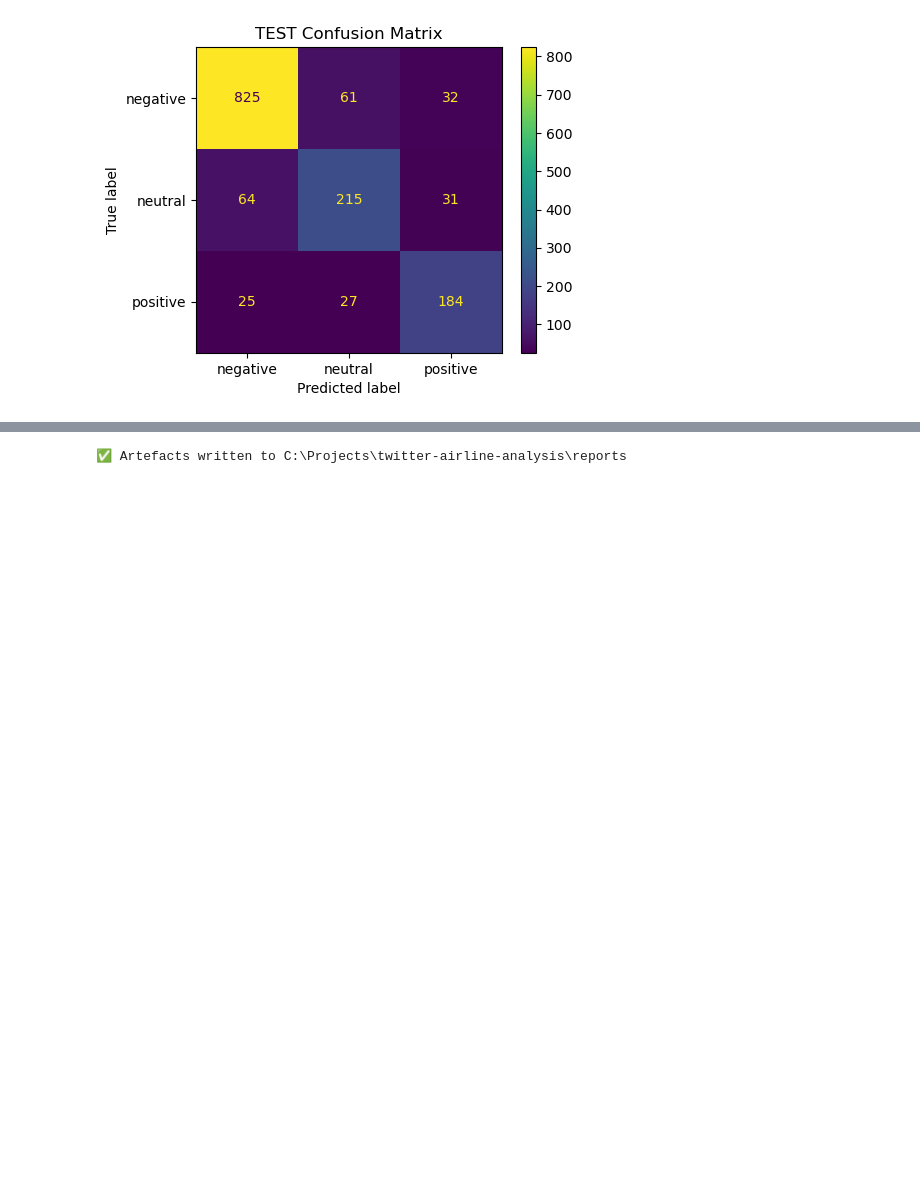
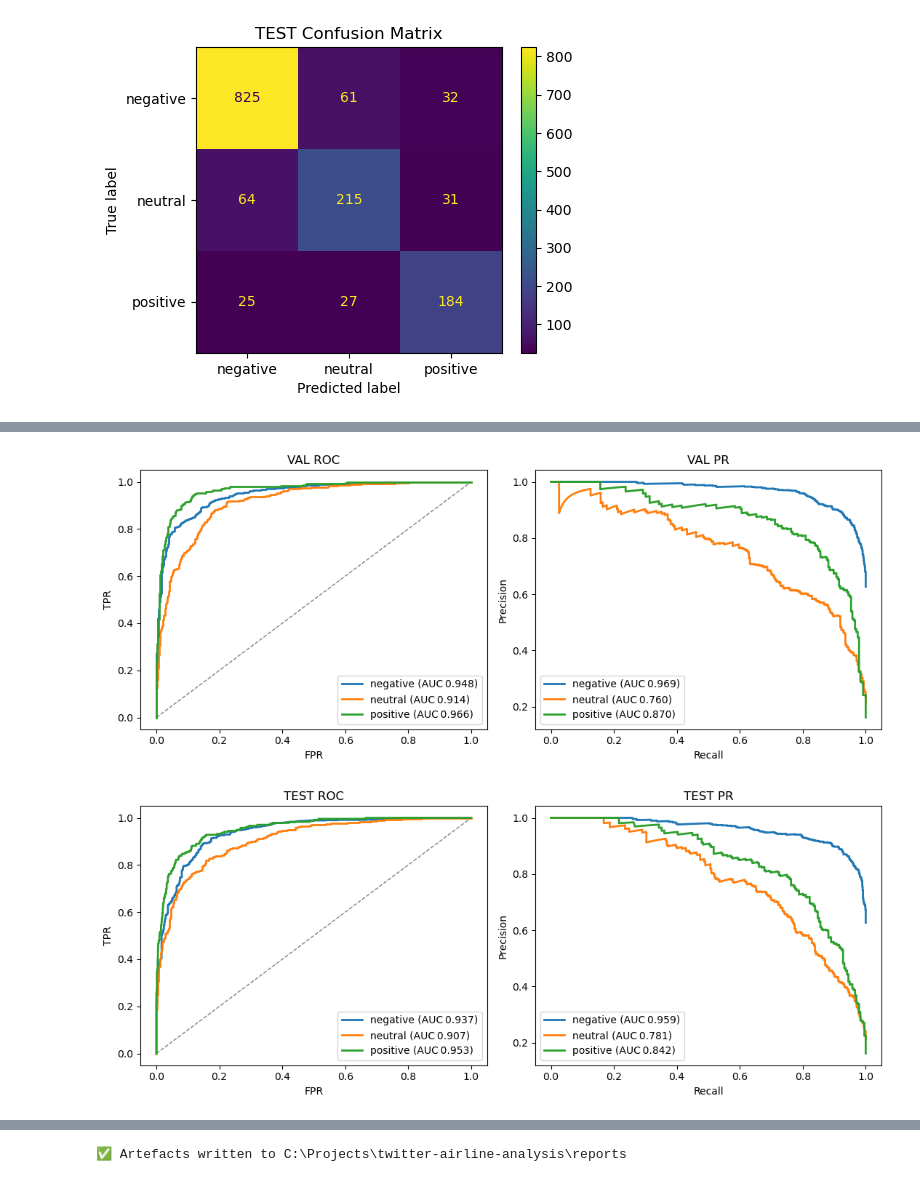
Before and after one commit to justin-castillo/twitter-airline-analysis, a Jupyter notebook: notebooks/06_evaluate_interpret.ipynb, the cells around one changed output, grey strips where cells are left out. Saved outputs shown, nothing was run; the diff lists cells and outputs as text; code cells hidden in the pictures; blank space fills up the shorter version.

```diff
--- a/notebooks/06_evaluate_interpret.ipynb
+++ b/notebooks/06_evaluate_interpret.ipynb
@@ -154,0 +214,42 @@ for split, y_true_ids, y_pred_ids in [
+# %%
+# %% 1 Per‑class ROC & PR Curves  (robust to lists) ───────────────────────────
+import numpy as np
+import matplotlib.pyplot as plt
+from sklearn.metrics import roc_curve, auc, precision_recall_curve
+
+def _plot_roc_pr(y_true, y_prob, split: str):
+    """Plot one‑vs‑rest ROC & PR curves for each class."""
+    y_true = np.asarray(y_true)
+    y_prob = np.asarray(y_prob)
+
+    n_labels        = y_prob.shape[1]
+    fig, axes       = plt.subplots(1, 2, figsize=(11, 4.5))
+    axes[0].plot([0, 1], [0, 1], '--', color='grey', lw=1)  # chance line
+
+    for cls in range(n_labels):
+        # binarise ground truth: 1 if this class else 0
+        y_true_bin = (y_true == cls).astype(int)
+
+        # ROC
+        fpr, tpr, _ = roc_curve(y_true_bin, y_prob[:, cls])
+        roc_auc     = auc(fpr, tpr)
+        axes[0].plot(fpr, tpr, lw=2,
+                     label=f'{label_map[cls]} (AUC {roc_auc:.3f})')
+
+        # PR
+        prec, rec, _ = precision_recall_curve(y_true_bin, y_prob[:, cls])
+        pr_auc       = auc(rec, prec)
+        axes[1].plot(rec, prec, lw=2,
+                     label=f'{label_map[cls]} (AUC {pr_auc:.3f})')
+
+    axes[0].set_xlabel('FPR'); axes[0].set_ylabel('TPR'); axes[0].set_title(f'{split.upper()} ROC');  axes[0].legend()
+    axes[1].set_xlabel('Recall'); axes[1].set_ylabel('Precision'); axes[1].set_title(f'{split.upper()} PR'); axes[1].legend()
+    plt.tight_layout()
+    plt.savefig(FIG_DIR / f'roc_pr_{split}.png', dpi=150)
+    plt.show()
+
+_plot_roc_pr(y_val_ids,  y_val_prob,  'val')
+_plot_roc_pr(y_test_ids, y_test_prob, 'test')
+# %% [output]
+[figure, added]
+[figure, added]
```
Also changed, not shown: parts of 12 cells of this notebook, 5 other files.
